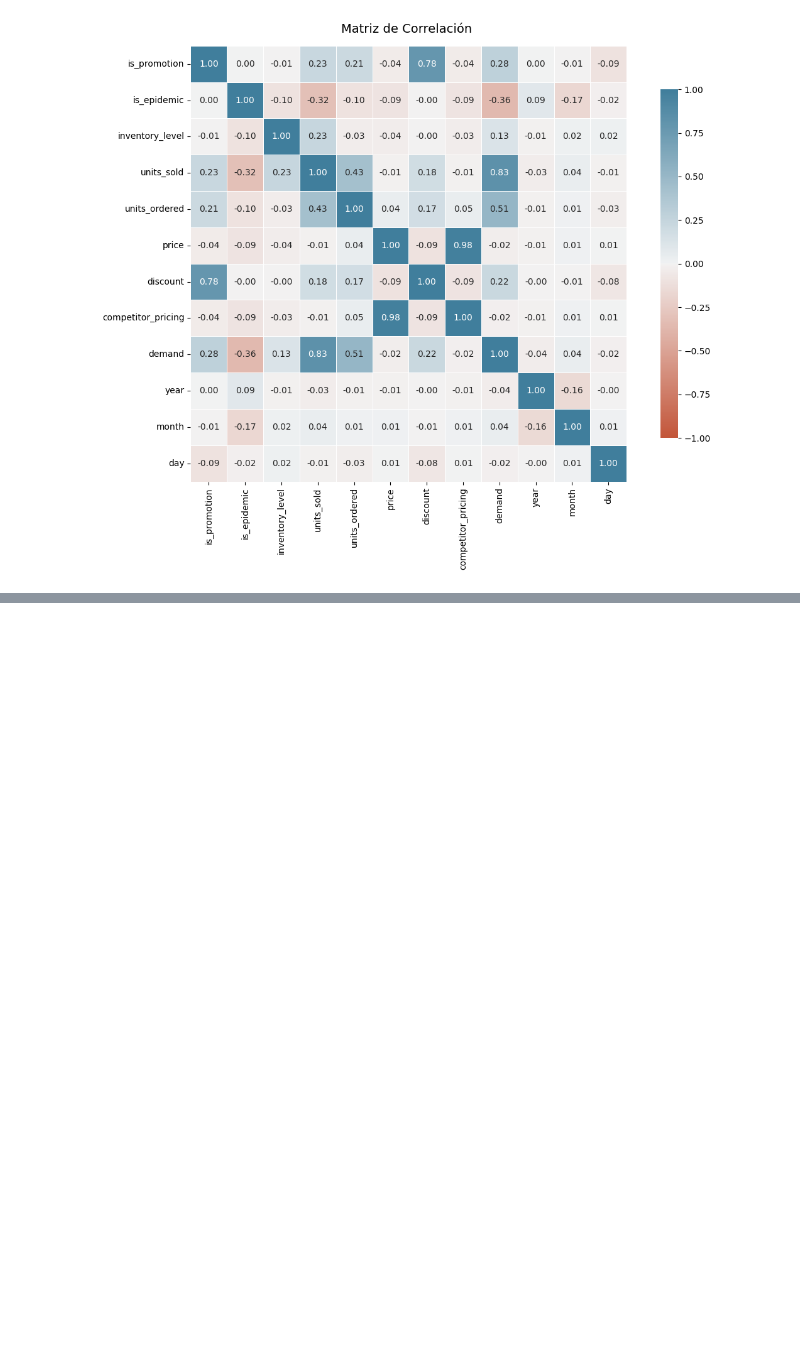
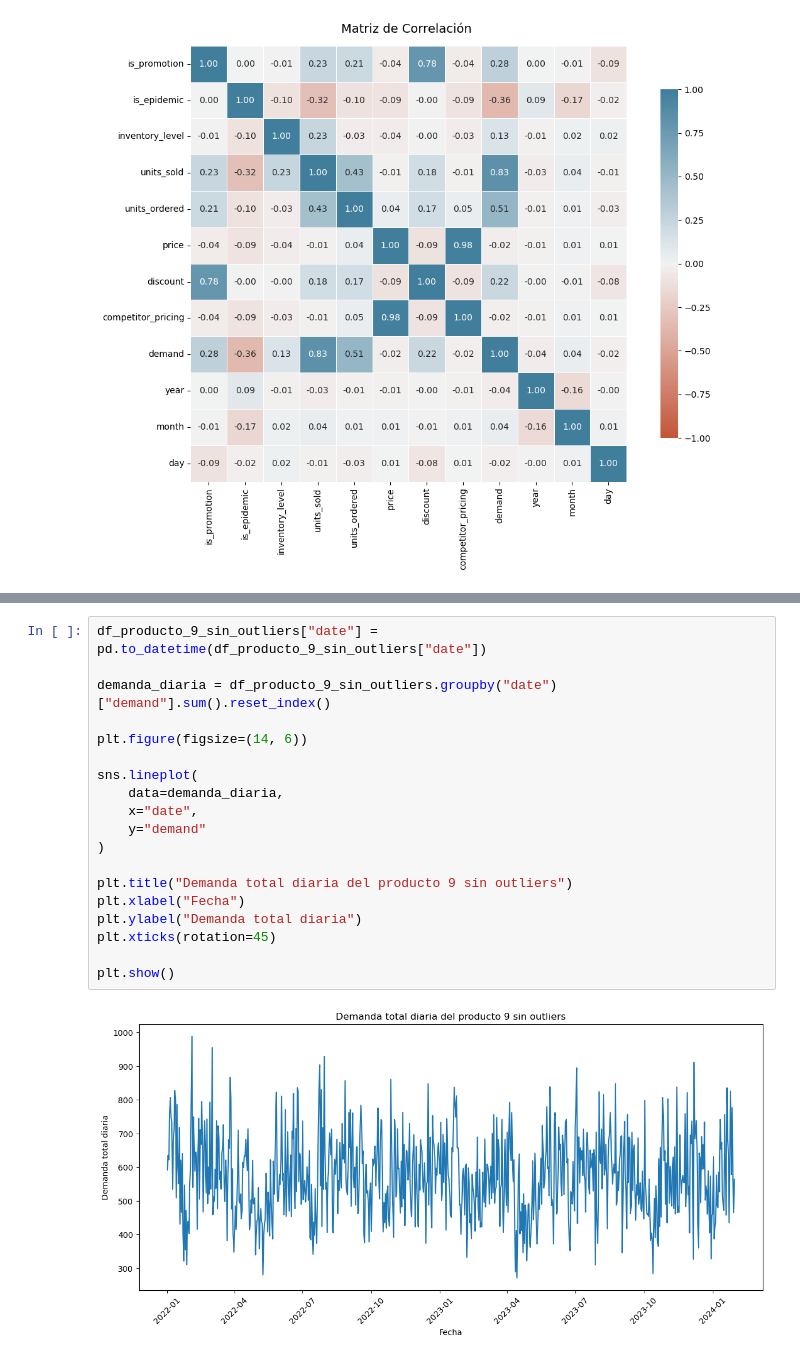
Before and after one commit to diegorod14/20261_Business_Predictive_Analytics, a Jupyter notebook: Proyecto.ipynb, the cells around one changed output, grey strips where cells are left out. Drawn from its saved outputs; the diff is of its cells as text; blank space fills up the shorter version.

```diff
--- a/Proyecto.ipynb
+++ b/Proyecto.ipynb
@@ -1183,0 +1275,21 @@ plt.show()
+# %%
+df_producto_9_sin_outliers["date"] = pd.to_datetime(df_producto_9_sin_outliers["date"])
+
+demanda_diaria = df_producto_9_sin_outliers.groupby("date")["demand"].sum().reset_index()
+
+plt.figure(figsize=(14, 6))
+
+sns.lineplot(
+    data=demanda_diaria,
+    x="date",
+    y="demand"
+)
+
+plt.title("Demanda total diaria del producto 9 sin outliers")
+plt.xlabel("Fecha")
+plt.ylabel("Demanda total diaria")
+plt.xticks(rotation=45)
+
+plt.show()
+# %% [output]
+[figure, added]
```
Also changed, not shown: parts of 29 cells of this notebook.
